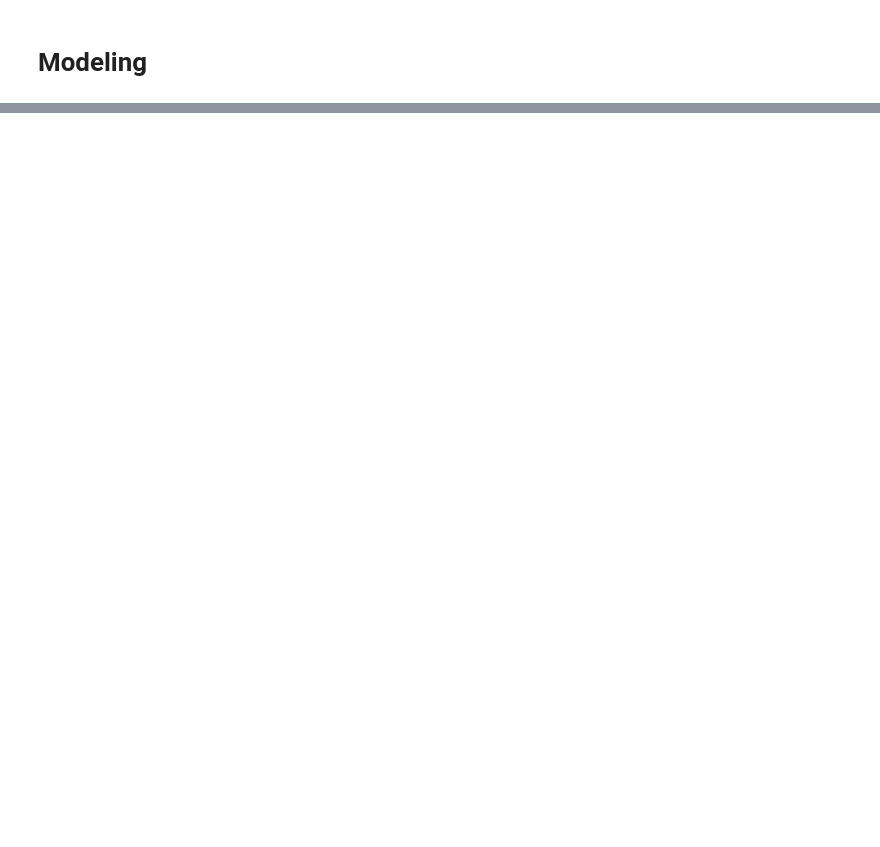
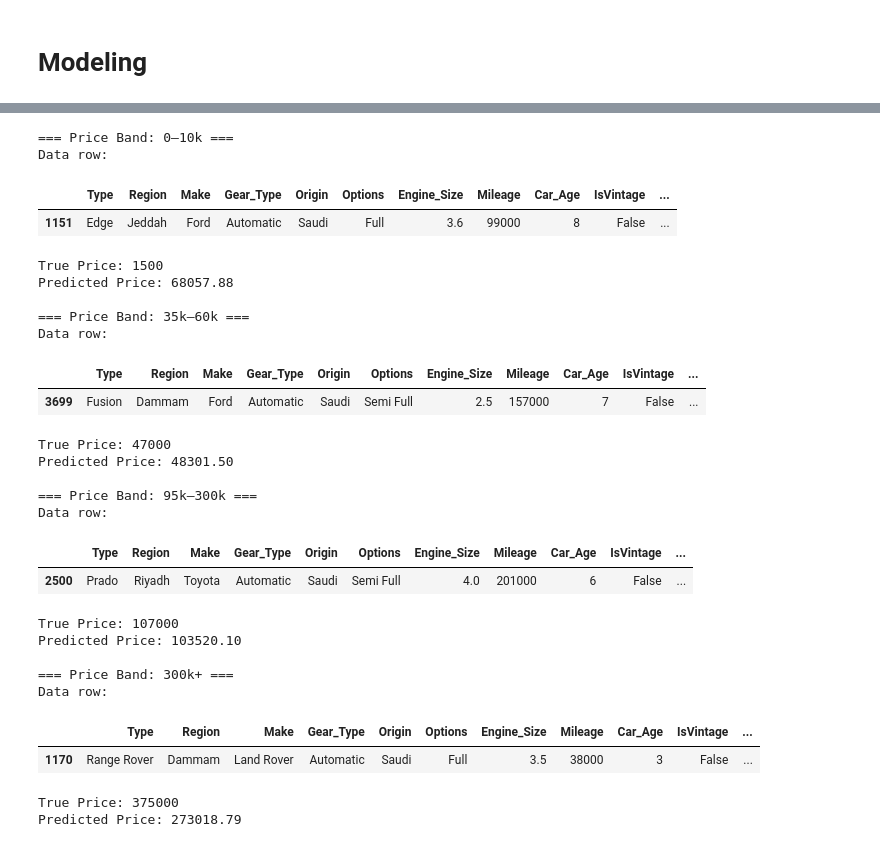
Before and after one commit to RioPramana21/Ctrl-Price-Taking-Control-of-Used-Car-Valuations-with-ML, a Jupyter notebook: code_files/feature_engineering_and_modelling.ipynb, the cells around one changed output, grey strips where cells are left out. Cells and saved outputs as stored; diff of their text form; code cells hidden in the pictures; blank space fills up the shorter version.

```diff
--- a/code_files/feature_engineering_and_modelling.ipynb
+++ b/code_files/feature_engineering_and_modelling.ipynb
@@ -247,0 +321,54 @@ display(leaderboard)
+# %%
+bands_to_show = ["0–10k", "35k–60k", "95k–300k", "300k+"]
+examples = []
+
+for band in bands_to_show:
+    band_examples = df_eval[df_eval["price_band"] == band]
+    if len(band_examples) > 0:
+        # Get 1 example from this price band
+        example_idx = band_examples.index[5]
+
+        # Get the original index in X_test
+        row_idx = X_test.index[example_idx]
+        row = X_test.loc[row_idx]
+
+        # Get the true price and prediction
+        true_price = y_test.loc[row_idx]
+        pred = df_eval.loc[example_idx, 'y_pred']
+
+        examples.append((band, row, true_price, pred))
+
+for band, row, true_price, pred in examples:
+    print(f"\n=== Price Band: {band} ===")
+    print("Data row:")
+    display(row.to_frame().T)
+    print(f"True Price: {true_price}")
+    print(f"Predicted Price: {pred:.2f}")
+# %% [output]
+=== Price Band: 0–10k ===
+Data row:
+|  | Type | Region | Make | Gear_Type | Origin | Options | Engine_Size | Mileage | Car_Age | IsVintage | ... |
+| 1151 | Edge | Jeddah | Ford | Automatic | Saudi | Full | 3.6 | 99000 | 8 | False | ... |
+True Price: 1500
+Predicted Price: 68057.88
+
+=== Price Band: 35k–60k ===
+Data row:
+|  | Type | Region | Make | Gear_Type | Origin | Options | Engine_Size | Mileage | Car_Age | IsVintage | ... |
+| 3699 | Fusion | Dammam | Ford | Automatic | Saudi | Semi Full | 2.5 | 157000 | 7 | False | ... |
+True Price: 47000
+Predicted Price: 48301.50
+
+=== Price Band: 95k–300k ===
+Data row:
+|  | Type | Region | Make | Gear_Type | Origin | Options | Engine_Size | Mileage | Car_Age | IsVintage | ... |
+| 2500 | Prado | Riyadh | Toyota | Automatic | Saudi | Semi Full | 4.0 | 201000 | 6 | False | ... |
+True Price: 107000
+Predicted Price: 103520.10
+
+=== Price Band: 300k+ ===
+Data row:
+|  | Type | Region | Make | Gear_Type | Origin | Options | Engine_Size | Mileage | Car_Age | IsVintage | ... |
+| 1170 | Range Rover | Dammam | Land Rover | Automatic | Saudi | Full | 3.5 | 38000 | 3 | False | ... |
+True Price: 375000
+Predicted Price: 273018.79
```
Also changed, not shown: parts of 8 cells of this notebook, 1 other file.
